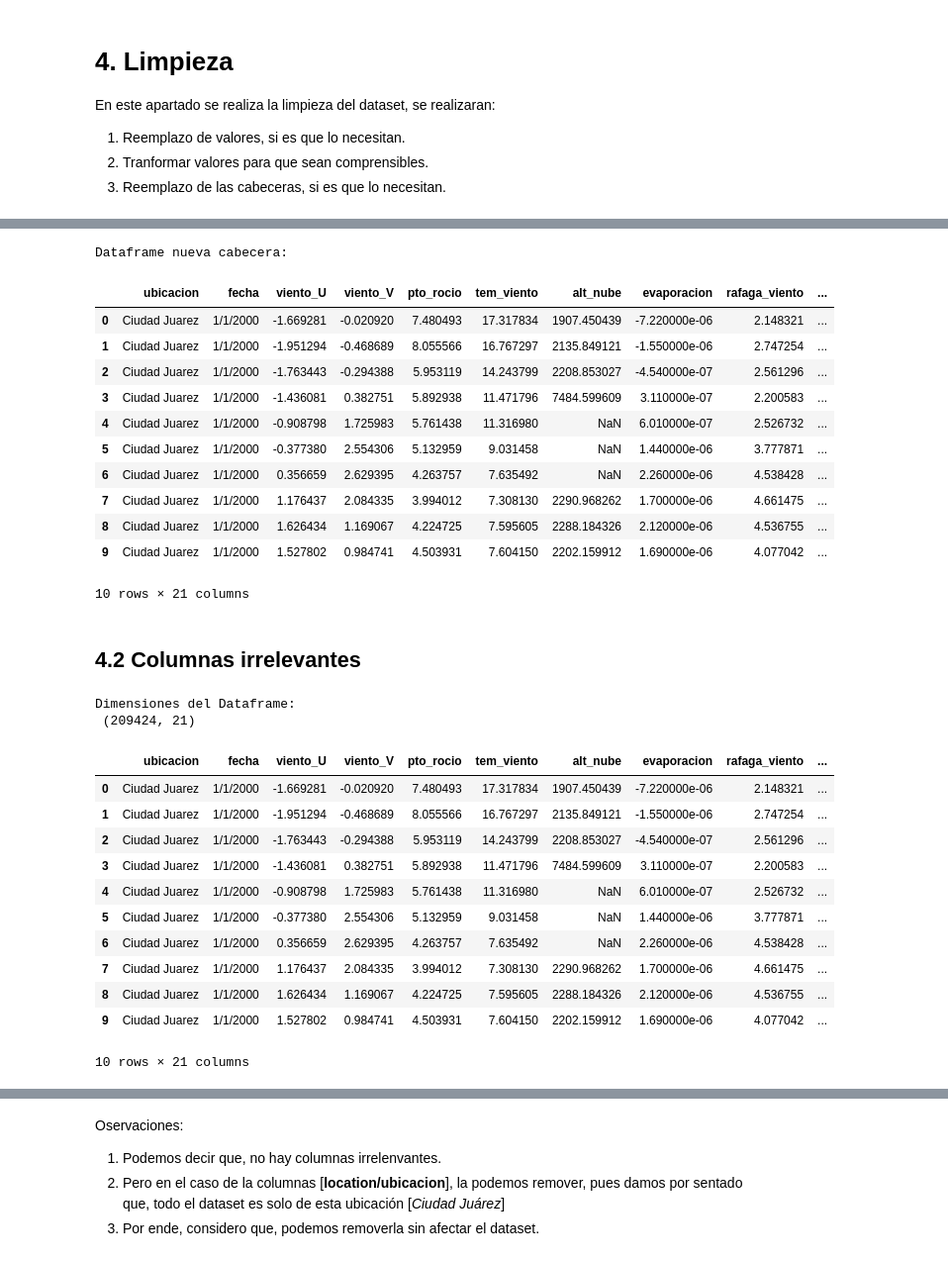
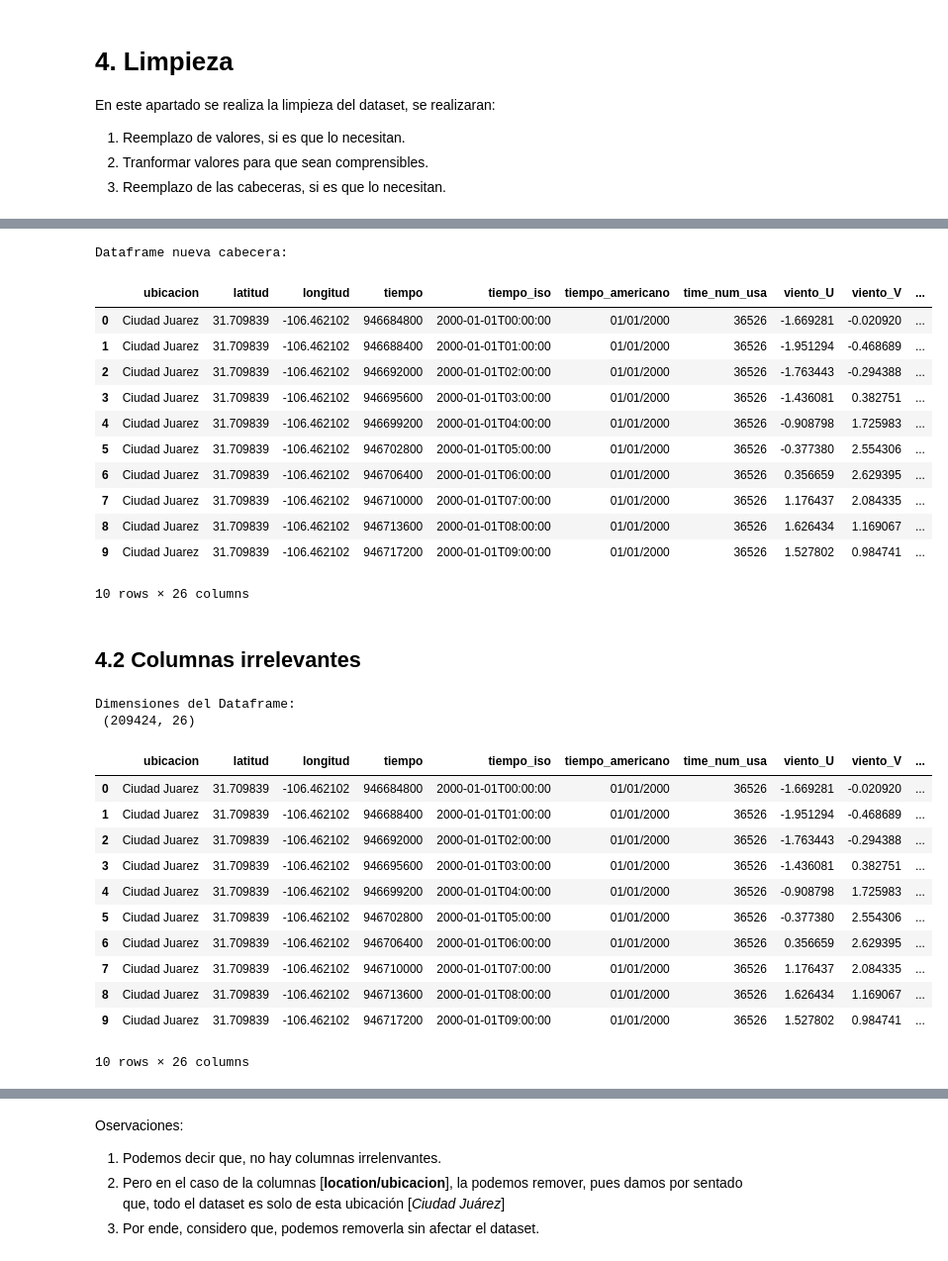
Before and after one commit to JoseTorresMX/JuarezHistoricalForecast, a Jupyter notebook: notebooks/EDA/Etapa 2 - Analisis de los Datos.ipynb, the cells around one changed output, grey strips where cells are left out. Shown: that part at 99% size. Drawn from its saved outputs; the diff is of its cells as text; code cells hidden in the pictures.

```diff
--- a/notebooks/EDA/Etapa 2 - Analisis de los Datos.ipynb
+++ b/notebooks/EDA/Etapa 2 - Analisis de los Datos.ipynb
@@ -56,44 +39,49 @@ datajuarez.head(10)
 # %%
 # Reemplzando titulos de las cabeceras para hacerlos mas legibles
-nuevos_titulos = {'location': 'ubicacion',
-                  'date': 'fecha',
+nuevos_titulos = {'name': 'ubicacion',
+                  'lat': 'latitud',
+                  'lon': 'longitud',
+                  'time': 'tiempo',
+                  'time_iso': 'tiempo_iso',
+                  'time_usa': 'tiempo_americano',
+                  'time__num_usa': 'tiempo_num_americano',
                   'v_10u': 'viento_U',
                   'v_10v': 'viento_V',
                   'v_2d': 'pto_rocio',
                   'v_2t': 'tem_viento',
                   'v_cbh': 'alt_nube',
                   'v_e': 'evaporacion',
                   'v_i10fg': 'rafaga_viento',
                   'v_mer': 'evap_media',
                   'v_mper': 'evap_media_potencial',
                   'v_msl': 'pm_nivel_del_mar',
                   'v_pev': 'evap_potencial',
                   'v_ptype': 'tip_precipitacion',
                   'v_stl1': 'temp_del_suelo',
                   'v_swvl1': 'agua_del_suelo',
                   'v_tcc': 'nubosidad',
                   'v_tp': 'precip_acum_x_hora',
                   'v_wa': 'angulo_viento',
                   'v_wd': 'dir_viento',
                   'v_ws': 'vel_viento'}
 
 print("Dataframe nueva cabecera:\n")
 datajuarez = datajuarez.rename(columns=nuevos_titulos)
 datajuarez.head(10)
 # %% [output]
 Dataframe nueva cabecera:
-|  | ubicacion | fecha | viento_U | viento_V | pto_rocio | tem_viento | alt_nube | evaporacion | rafaga_viento | ... |
-| 0 | Ciudad Juarez | 1/1/2000 | -1.669281 | -0.020920 | 7.480493 | 17.317834 | 1907.450439 | -7.220000e-06 | 2.148321 | ... |
-| 1 | Ciudad Juarez | 1/1/2000 | -1.951294 | -0.468689 | 8.055566 | 16.767297 | 2135.849121 | -1.550000e-06 | 2.747254 | ... |
-| 2 | Ciudad Juarez | 1/1/2000 | -1.763443 | -0.294388 | 5.953119 | 14.243799 | 2208.853027 | -4.540000e-07 | 2.561296 | ... |
-| 3 | Ciudad Juarez | 1/1/2000 | -1.436081 | 0.382751 | 5.892938 | 11.471796 | 7484.599609 | 3.110000e-07 | 2.200583 | ... |
-| 4 | Ciudad Juarez | 1/1/2000 | -0.908798 | 1.725983 | 5.761438 | 11.316980 | NaN | 6.010000e-07 | 2.526732 | ... |
-| 5 | Ciudad Juarez | 1/1/2000 | -0.377380 | 2.554306 | 5.132959 | 9.031458 | NaN | 1.440000e-06 | 3.777871 | ... |
-| 6 | Ciudad Juarez | 1/1/2000 | 0.356659 | 2.629395 | 4.263757 | 7.635492 | NaN | 2.260000e-06 | 4.538428 | ... |
-| 7 | Ciudad Juarez | 1/1/2000 | 1.176437 | 2.084335 | 3.994012 | 7.308130 | 2290.968262 | 1.700000e-06 | 4.661475 | ... |
-| 8 | Ciudad Juarez | 1/1/2000 | 1.626434 | 1.169067 | 4.224725 | 7.595605 | 2288.184326 | 2.120000e-06 | 4.536755 | ... |
-| 9 | Ciudad Juarez | 1/1/2000 | 1.527802 | 0.984741 | 4.503931 | 7.604150 | 2202.159912 | 1.690000e-06 | 4.077042 | ... |
+|  | ubicacion | latitud | longitud | tiempo | tiempo_iso | tiempo_americano | time_num_usa | viento_U | viento_V | ... |
+| 0 | Ciudad Juarez | 31.709839 | -106.462102 | 946684800 | 2000-01-01T00:00:00 | 01/01/2000 | 36526 | -1.669281 | -0.020920 | ... |
+| 1 | Ciudad Juarez | 31.709839 | -106.462102 | 946688400 | 2000-01-01T01:00:00 | 01/01/2000 | 36526 | -1.951294 | -0.468689 | ... |
+| 2 | Ciudad Juarez | 31.709839 | -106.462102 | 946692000 | 2000-01-01T02:00:00 | 01/01/2000 | 36526 | -1.763443 | -0.294388 | ... |
+| 3 | Ciudad Juarez | 31.709839 | -106.462102 | 946695600 | 2000-01-01T03:00:00 | 01/01/2000 | 36526 | -1.436081 | 0.382751 | ... |
+| 4 | Ciudad Juarez | 31.709839 | -106.462102 | 946699200 | 2000-01-01T04:00:00 | 01/01/2000 | 36526 | -0.908798 | 1.725983 | ... |
+| 5 | Ciudad Juarez | 31.709839 | -106.462102 | 946702800 | 2000-01-01T05:00:00 | 01/01/2000 | 36526 | -0.377380 | 2.554306 | ... |
+| 6 | Ciudad Juarez | 31.709839 | -106.462102 | 946706400 | 2000-01-01T06:00:00 | 01/01/2000 | 36526 | 0.356659 | 2.629395 | ... |
+| 7 | Ciudad Juarez | 31.709839 | -106.462102 | 946710000 | 2000-01-01T07:00:00 | 01/01/2000 | 36526 | 1.176437 | 2.084335 | ... |
+| 8 | Ciudad Juarez | 31.709839 | -106.462102 | 946713600 | 2000-01-01T08:00:00 | 01/01/2000 | 36526 | 1.626434 | 1.169067 | ... |
+| 9 | Ciudad Juarez | 31.709839 | -106.462102 | 946717200 | 2000-01-01T09:00:00 | 01/01/2000 | 36526 | 1.527802 | 0.984741 | ... |
-10 rows × 21 columns
+10 rows × 26 columns
 # %% [markdown]
 ## 4.2 Columnas irrelevantes
 # %%
@@ -101,16 +89,16 @@ print("Dimensiones del Dataframe:\n",datajuarez.shape)
 datajuarez.head(10)
 # %% [output]
 Dimensiones del Dataframe:
- (209424, 21)
+ (209424, 26)
-|  | ubicacion | fecha | viento_U | viento_V | pto_rocio | tem_viento | alt_nube | evaporacion | rafaga_viento | ... |
-| 0 | Ciudad Juarez | 1/1/2000 | -1.669281 | -0.020920 | 7.480493 | 17.317834 | 1907.450439 | -7.220000e-06 | 2.148321 | ... |
-| 1 | Ciudad Juarez | 1/1/2000 | -1.951294 | -0.468689 | 8.055566 | 16.767297 | 2135.849121 | -1.550000e-06 | 2.747254 | ... |
-| 2 | Ciudad Juarez | 1/1/2000 | -1.763443 | -0.294388 | 5.953119 | 14.243799 | 2208.853027 | -4.540000e-07 | 2.561296 | ... |
-| 3 | Ciudad Juarez | 1/1/2000 | -1.436081 | 0.382751 | 5.892938 | 11.471796 | 7484.599609 | 3.110000e-07 | 2.200583 | ... |
-| 4 | Ciudad Juarez | 1/1/2000 | -0.908798 | 1.725983 | 5.761438 | 11.316980 | NaN | 6.010000e-07 | 2.526732 | ... |
-| 5 | Ciudad Juarez | 1/1/2000 | -0.377380 | 2.554306 | 5.132959 | 9.031458 | NaN | 1.440000e-06 | 3.777871 | ... |
-| 6 | Ciudad Juarez | 1/1/2000 | 0.356659 | 2.629395 | 4.263757 | 7.635492 | NaN | 2.260000e-06 | 4.538428 | ... |
-| 7 | Ciudad Juarez | 1/1/2000 | 1.176437 | 2.084335 | 3.994012 | 7.308130 | 2290.968262 | 1.700000e-06 | 4.661475 | ... |
-| 8 | Ciudad Juarez | 1/1/2000 | 1.626434 | 1.169067 | 4.224725 | 7.595605 | 2288.184326 | 2.120000e-06 | 4.536755 | ... |
-| 9 | Ciudad Juarez | 1/1/2000 | 1.527802 | 0.984741 | 4.503931 | 7.604150 | 2202.159912 | 1.690000e-06 | 4.077042 | ... |
+|  | ubicacion | latitud | longitud | tiempo | tiempo_iso | tiempo_americano | time_num_usa | viento_U | viento_V | ... |
+| 0 | Ciudad Juarez | 31.709839 | -106.462102 | 946684800 | 2000-01-01T00:00:00 | 01/01/2000 | 36526 | -1.669281 | -0.020920 | ... |
+| 1 | Ciudad Juarez | 31.709839 | -106.462102 | 946688400 | 2000-01-01T01:00:00 | 01/01/2000 | 36526 | -1.951294 | -0.468689 | ... |
+| 2 | Ciudad Juarez | 31.709839 | -106.462102 | 946692000 | 2000-01-01T02:00:00 | 01/01/2000 | 36526 | -1.763443 | -0.294388 | ... |
+| 3 | Ciudad Juarez | 31.709839 | -106.462102 | 946695600 | 2000-01-01T03:00:00 | 01/01/2000 | 36526 | -1.436081 | 0.382751 | ... |
+| 4 | Ciudad Juarez | 31.709839 | -106.462102 | 946699200 | 2000-01-01T04:00:00 | 01/01/2000 | 36526 | -0.908798 | 1.725983 | ... |
+| 5 | Ciudad Juarez | 31.709839 | -106.462102 | 946702800 | 2000-01-01T05:00:00 | 01/01/2000 | 36526 | -0.377380 | 2.554306 | ... |
+| 6 | Ciudad Juarez | 31.709839 | -106.462102 | 946706400 | 2000-01-01T06:00:00 | 01/01/2000 | 36526 | 0.356659 | 2.629395 | ... |
+| 7 | Ciudad Juarez | 31.709839 | -106.462102 | 946710000 | 2000-01-01T07:00:00 | 01/01/2000 | 36526 | 1.176437 | 2.084335 | ... |
+| 8 | Ciudad Juarez | 31.709839 | -106.462102 | 946713600 | 2000-01-01T08:00:00 | 01/01/2000 | 36526 | 1.626434 | 1.169067 | ... |
+| 9 | Ciudad Juarez | 31.709839 | -106.462102 | 946717200 | 2000-01-01T09:00:00 | 01/01/2000 | 36526 | 1.527802 | 0.984741 | ... |
-10 rows × 21 columns
+10 rows × 26 columns
```
Also changed, not shown: parts of 13 cells of this notebook, 5 other files.
